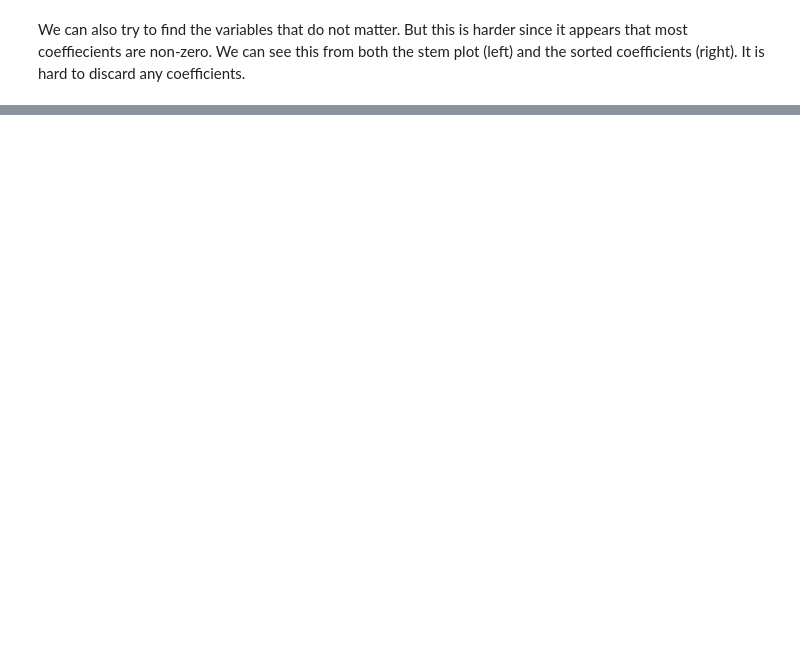
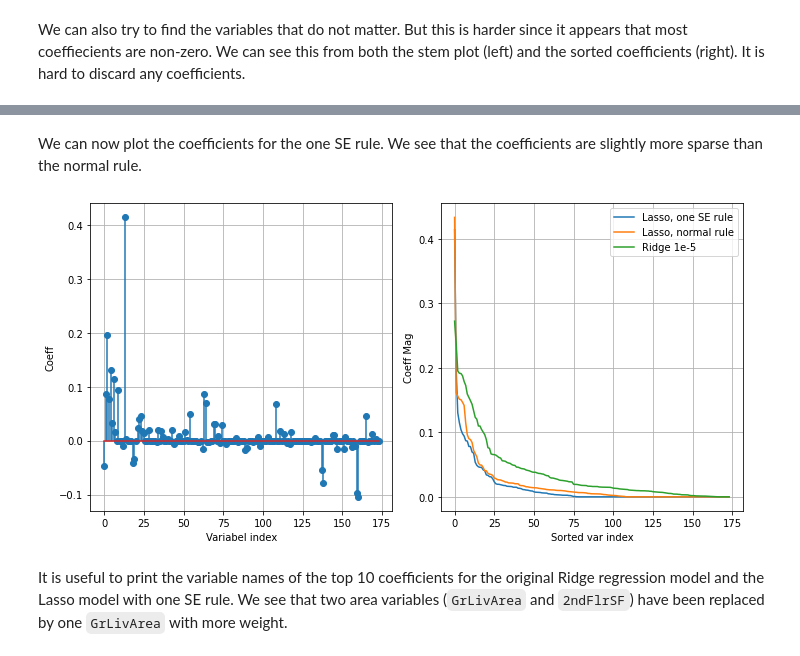
Before and after one commit to siddharthchd/introml, a Jupyter notebook: unit5/demo2_housing.ipynb, the cells around one changed output, grey strips where cells are left out. Drawn from its saved outputs; the diff is of its cells as text; code cells hidden in the pictures; blank space fills up the shorter version.

```diff
--- a/unit5/demo2_housing.ipynb
+++ b/unit5/demo2_housing.ipynb
@@ -303,0 +477,31 @@ plt.tight_layout()
+# %% [markdown]
+We can now plot the coefficients for the one SE rule. We see that the coefficients are slightly more sparse than the normal rule.
+# %%
+# Fit on the entire data
+reg = Lasso(alpha = alpha_onese)
+reg.fit(Xtrain1, ytrain1)
+
+# Plot the normalized coefficients
+coeff_lasso_onese = reg.coef_.ravel()
+
+plt.figure(figsize = (10, 5))
+plt.subplot(1, 2, 1)
+plt.stem(coeff_lasso_onese, use_line_collection = True)
+plt.xlabel('Variabel index')
+plt.ylabel('Coeff')
+plt.grid()
+
+plt.subplot(1, 2, 2)
+coeff_sort_onese = np.flipud(np.sort(np.abs(coeff_lasso_onese)))
+plt.plot(coeff_sort_onese)
+plt.plot(coeff_sort_norm)
+plt.plot(coeff_sort_ls)
+plt.xlabel('Sorted var index')
+plt.ylabel('Coeff Mag')
+plt.grid()
+plt.legend(['Lasso, one SE rule', 'Lasso, normal rule', 'Ridge 1e-5'])
+plt.tight_layout()
+# %% [output]
+[figure, added]
+# %% [markdown]
+It is useful to print the variable names of the top 10 coefficients for the original Ridge regression model and the Lasso model with one SE rule.  We see that two area variables (`GrLivArea` and `2ndFlrSF`) have been replaced by one `GrLivArea` with more weight.
```
Also changed, not shown: parts of 30 cells of this notebook.
